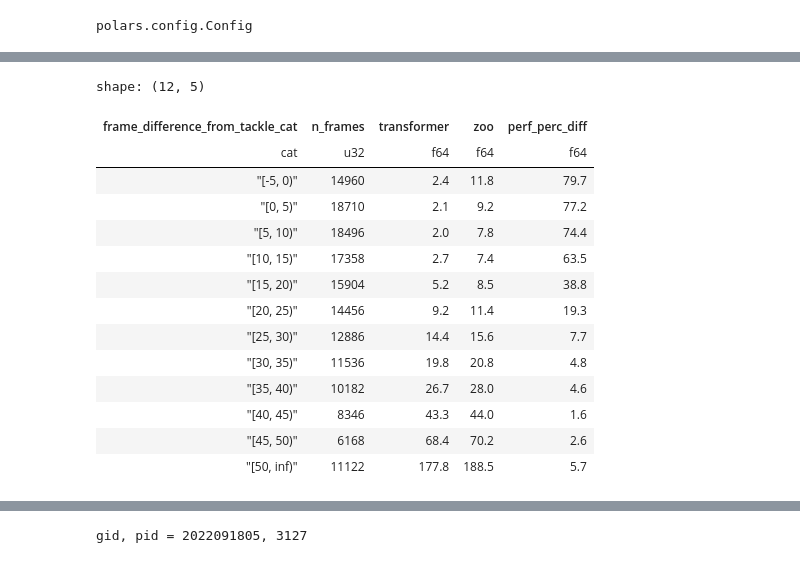
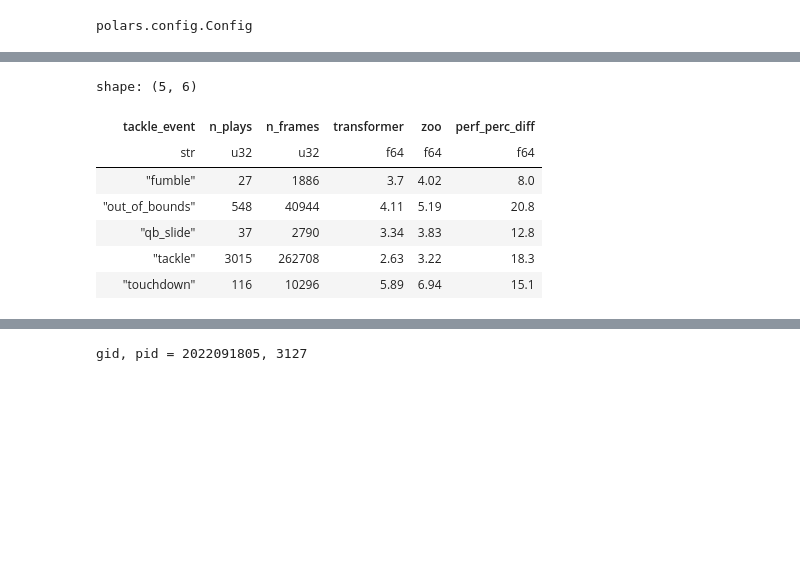
Before and after one commit to SumerSports/SportsTrackingTransformer, a Jupyter notebook: results/results_analysis.ipynb, the cells around one changed output, grey strips where cells are left out. Saved outputs shown, nothing was run; the diff lists cells and outputs as text; code cells hidden in the pictures; blank space fills up the shorter version.

```diff
--- a/results/results_analysis.ipynb
+++ b/results/results_analysis.ipynb
@@ -27,8 +27,8 @@ shape: (3, 36)
 results_df = (
     pl.concat(
         [
-            pl.read_parquet("../data/best_models/zoo/best_model_results.parquet"),
-            pl.read_parquet("../data/best_models/transformer/best_model_results.parquet"),
+            pl.read_parquet("../models/best_models/zoo/best_model_results.parquet"),
+            pl.read_parquet("../models/best_models/transformer/best_model_results.parquet"),
         ]
     )
     .join(
@@ -38,14 +38,6 @@ results_df = (
         on=["gameId", "playId", "frameId", "mirrored"],
         how="inner",
     )
-    .with_columns(
-        frame_difference_from_tackle=(pl.col("tackle_frameId") - pl.col("frameId")),
-    )
-    .with_columns(
-        frame_difference_from_tackle_cat=pl.col("frame_difference_from_tackle").cut(
-            range(-10, 51, 5), left_closed=True
-        ),
-    )
 )
 print(len(results_df))
 results_df.sample(10)
@@ -139,34 +175,27 @@ shape: (5, 5)
 # %%
+# split loss up by scramble, run, pass
 (
-    results_df.filter(pl.col("dataset_split") == "test")
-    .group_by(["model_type", "frame_difference_from_tackle_cat"])
+    results_df.filter(pl.col("dataset_split").is_in(["test", "val"]))
+    .group_by(["model_type", "tackle_event"])
     .agg(
         n_frames=pl.len(),
         n_plays=pl.struct(["gameId", "playId"]).n_unique(),
         score=pl.map_groups(
             exprs=["tackle_x", "tackle_y", "tackle_x_pred", "tackle_y_pred"],
-            function=lambda list_of_series: calculate_mse(*list_of_series),
-            # function=lambda list_of_series: calculate_mae(*list_of_series),
+            function=lambda list_of_series: calculate_mae(*list_of_series),
             returns_scalar=True,
-        ).round(1),
+        ).round(2),
     )
-    .sort("frame_difference_from_tackle_cat")
-    .pivot(values="score", columns=["model_type"], index=["frame_difference_from_tackle_cat", "n_frames"])
+    .sort(["tackle_event", "model_type"])
+    .pivot(values="score", columns=["model_type"], index=["tackle_event", "n_plays", "n_frames"])
     .with_columns(perf_perc_diff=((pl.col("zoo") - pl.col("transformer")) * 100 / pl.col("zoo")).round(1))
 )
 # %% [output]
-shape: (12, 5)
+shape: (5, 6)
-| frame_difference_from_tackle_cat | n_frames | transformer | zoo | perf_perc_diff |
-| cat | u32 | f64 | f64 | f64 |
-| "[-5, 0)" | 14960 | 2.4 | 11.8 | 79.7 |
-| "[0, 5)" | 18710 | 2.1 | 9.2 | 77.2 |
-| "[5, 10)" | 18496 | 2.0 | 7.8 | 74.4 |
-| "[10, 15)" | 17358 | 2.7 | 7.4 | 63.5 |
-| "[15, 20)" | 15904 | 5.2 | 8.5 | 38.8 |
-| "[20, 25)" | 14456 | 9.2 | 11.4 | 19.3 |
-| "[25, 30)" | 12886 | 14.4 | 15.6 | 7.7 |
-| "[30, 35)" | 11536 | 19.8 | 20.8 | 4.8 |
-| "[35, 40)" | 10182 | 26.7 | 28.0 | 4.6 |
-| "[40, 45)" | 8346 | 43.3 | 44.0 | 1.6 |
-| "[45, 50)" | 6168 | 68.4 | 70.2 | 2.6 |
-| "[50, inf)" | 11122 | 177.8 | 188.5 | 5.7 |
+| tackle_event | n_plays | n_frames | transformer | zoo | perf_perc_diff |
+| str | u32 | u32 | f64 | f64 | f64 |
+| "fumble" | 27 | 1886 | 3.7 | 4.02 | 8.0 |
+| "out_of_bounds" | 548 | 40944 | 4.11 | 5.19 | 20.8 |
+| "qb_slide" | 37 | 2790 | 3.34 | 3.83 | 12.8 |
+| "tackle" | 3015 | 262708 | 2.63 | 3.22 | 18.3 |
+| "touchdown" | 116 | 10296 | 5.89 | 6.94 | 15.1 |
```
Also changed, not shown: parts of 9 cells of this notebook, 3 other files.
